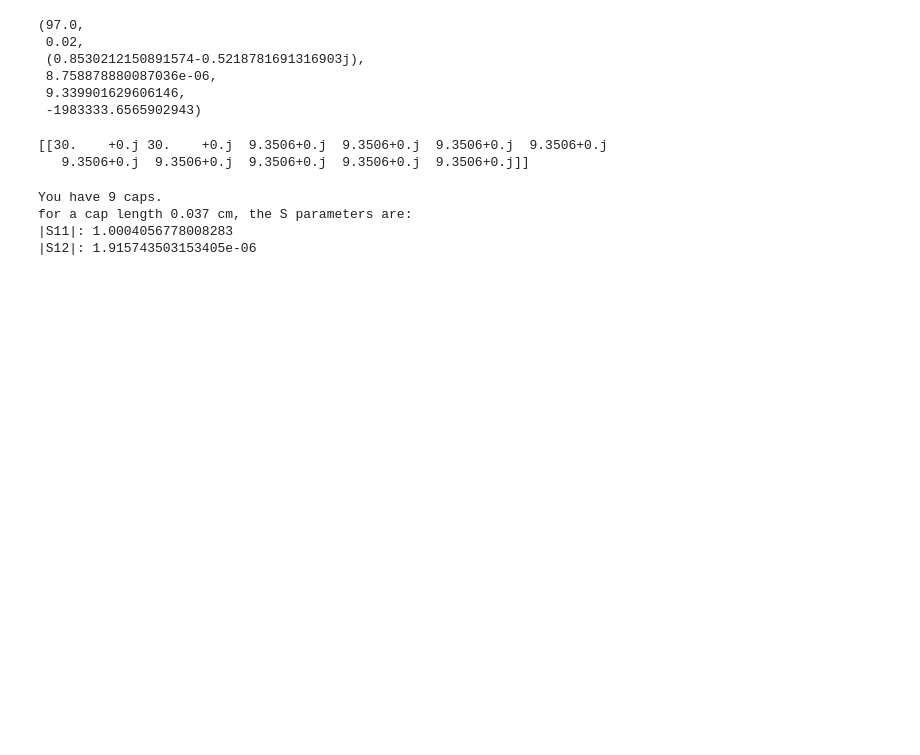
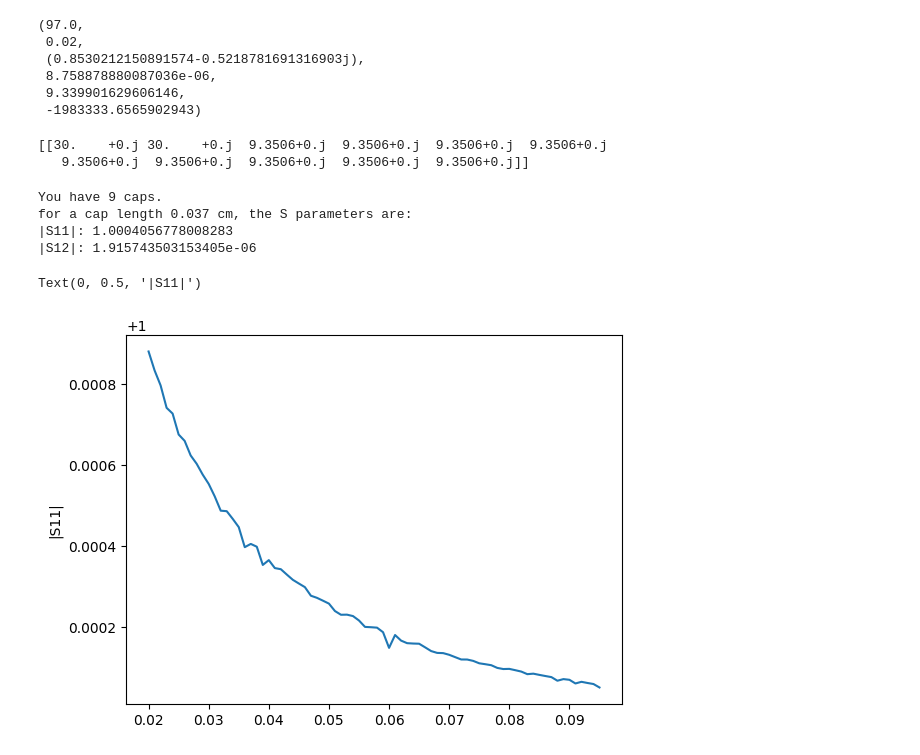
Before and after one commit to vandelij/TWA_circuit, a Jupyter notebook: Ricardo_Ispired.ipynb, the cells around one changed output. Cells and saved outputs as stored; diff of their text form; code cells hidden in the pictures; blank space fills up the shorter version.

```diff
--- a/Ricardo_Ispired.ipynb
+++ b/Ricardo_Ispired.ipynb
@@ -417,0 +458,7 @@ for a cap length 0.037 cm, the S parameters are:
+# %%
+%matplotlib inline
+plt.plot(lengths, S11v)
+plt.ylabel('|S11|')
+# %% [output]
+Text(0, 0.5, '|S11|')
+[figure, added]
```
Also changed, not shown: parts of 6 cells of this notebook.
